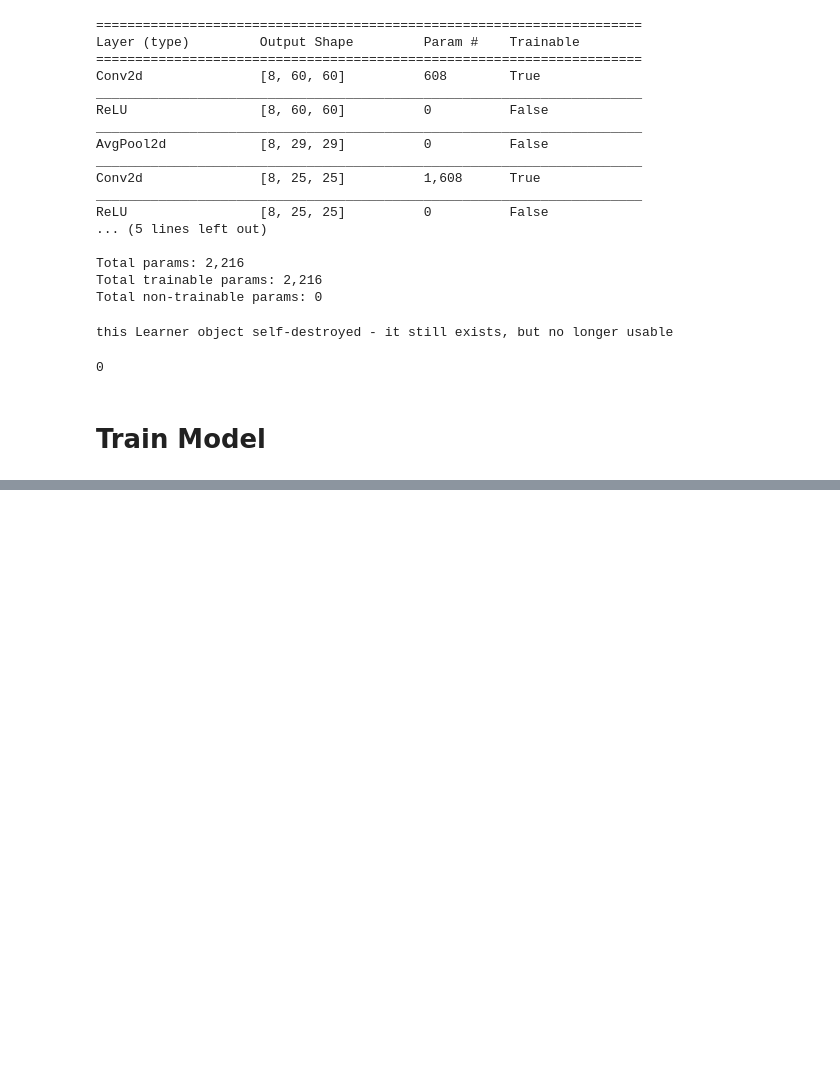
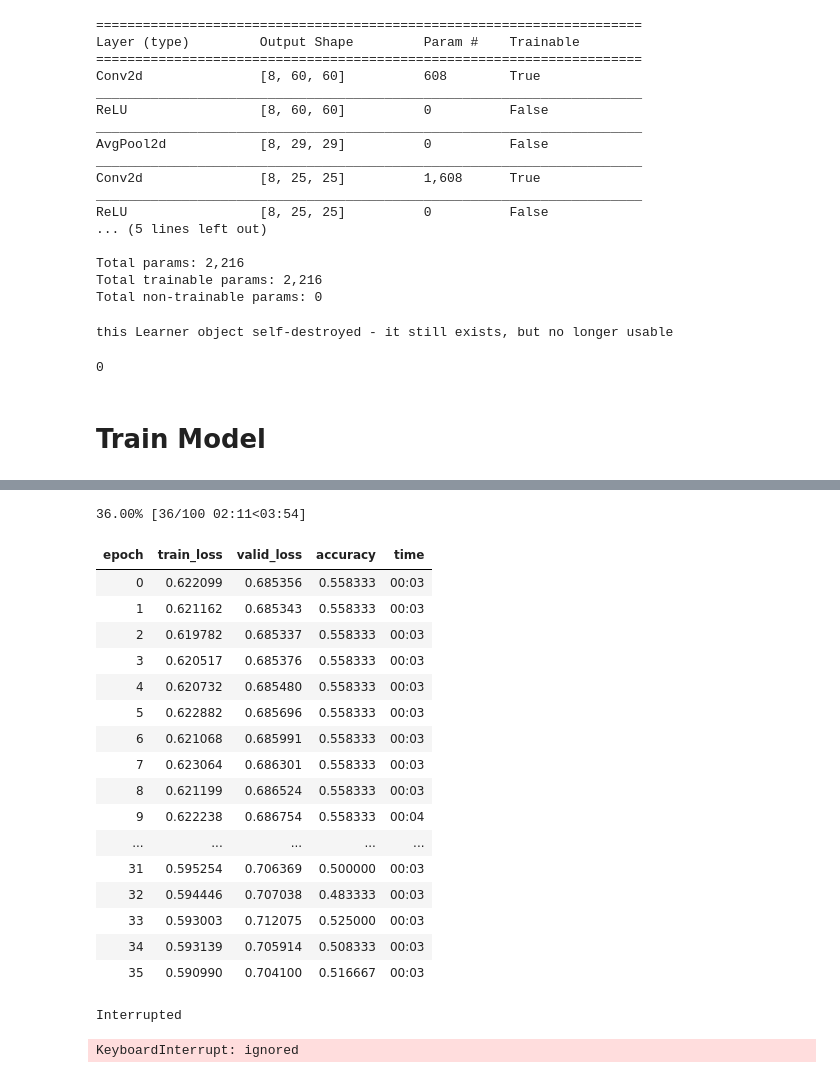
Before and after one commit to williamsdoug/CTG_RP, a Jupyter notebook: CTG_RP_Train_Model.ipynb, the cells around one changed output, grey strips where cells are left out. Cells and saved outputs as stored; diff of their text form; code cells hidden in the pictures; blank space fills up the shorter version.

```diff
--- a/CTG_RP_Train_Model.ipynb
+++ b/CTG_RP_Train_Model.ipynb
@@ -259,0 +333,24 @@ learn.fit_one_cycle(100, 1e-3)  # learn.fit_one_cycle(1, 0.01)
+# %%
+#train an additional 100 epochs
+learn.fit_one_cycle(100, 1e-4)  # learn.fit_one_cycle(1, 0.01)
+# %% [output]
+36.00% [36/100 02:11<03:54]
+| epoch | train_loss | valid_loss | accuracy | time |
+| 0 | 0.622099 | 0.685356 | 0.558333 | 00:03 |
+| 1 | 0.621162 | 0.685343 | 0.558333 | 00:03 |
+| 2 | 0.619782 | 0.685337 | 0.558333 | 00:03 |
+| 3 | 0.620517 | 0.685376 | 0.558333 | 00:03 |
+| 4 | 0.620732 | 0.685480 | 0.558333 | 00:03 |
+| 5 | 0.622882 | 0.685696 | 0.558333 | 00:03 |
+| 6 | 0.621068 | 0.685991 | 0.558333 | 00:03 |
+| 7 | 0.623064 | 0.686301 | 0.558333 | 00:03 |
+| 8 | 0.621199 | 0.686524 | 0.558333 | 00:03 |
+| 9 | 0.622238 | 0.686754 | 0.558333 | 00:04 |
+| ... | ... | ... | ... | ... |
+| 31 | 0.595254 | 0.706369 | 0.500000 | 00:03 |
+| 32 | 0.594446 | 0.707038 | 0.483333 | 00:03 |
+| 33 | 0.593003 | 0.712075 | 0.525000 | 00:03 |
+| 34 | 0.593139 | 0.705914 | 0.508333 | 00:03 |
+| 35 | 0.590990 | 0.704100 | 0.516667 | 00:03 |
+Interrupted
+KeyboardInterrupt: ignored
```
Also changed, not shown: parts of 18 cells of this notebook.
